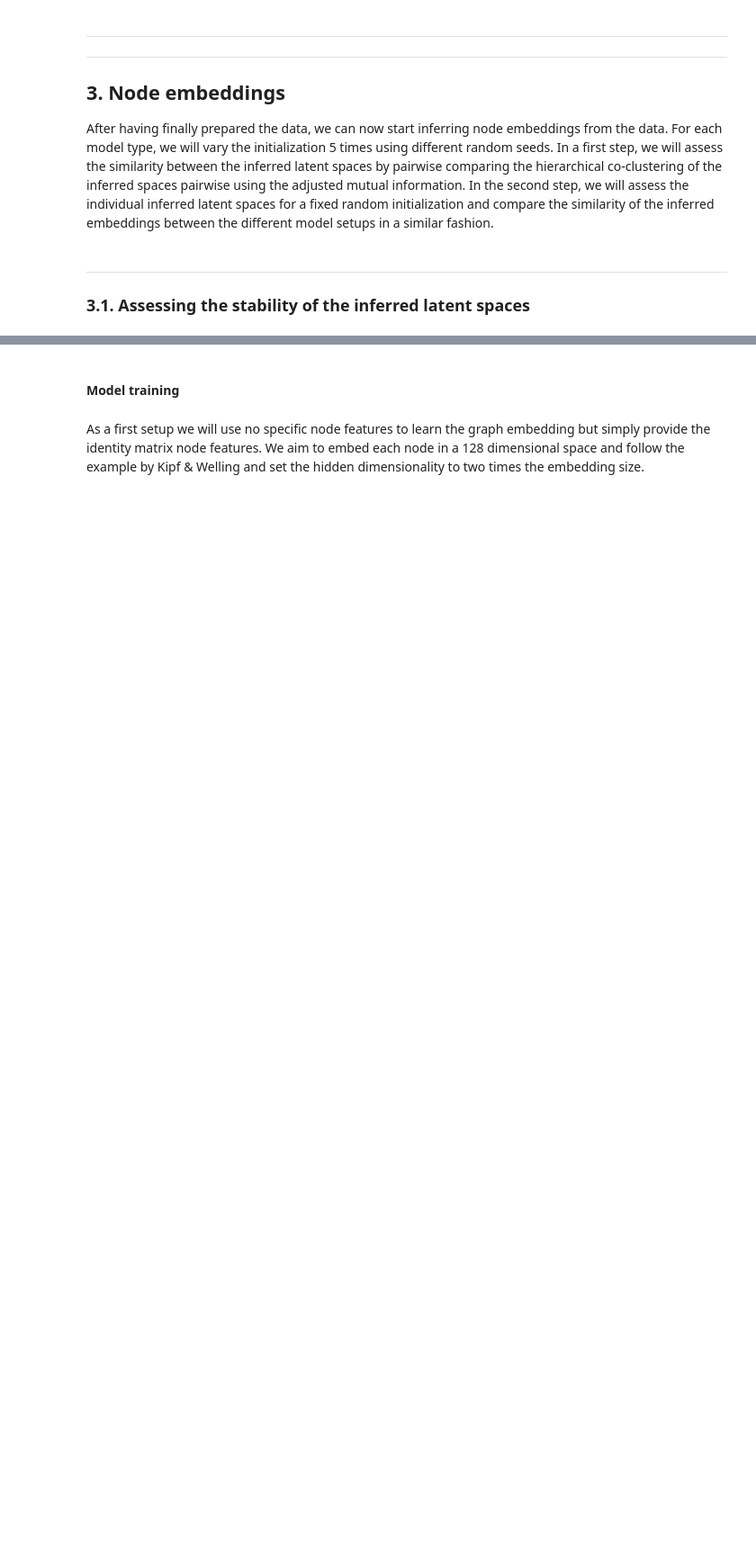
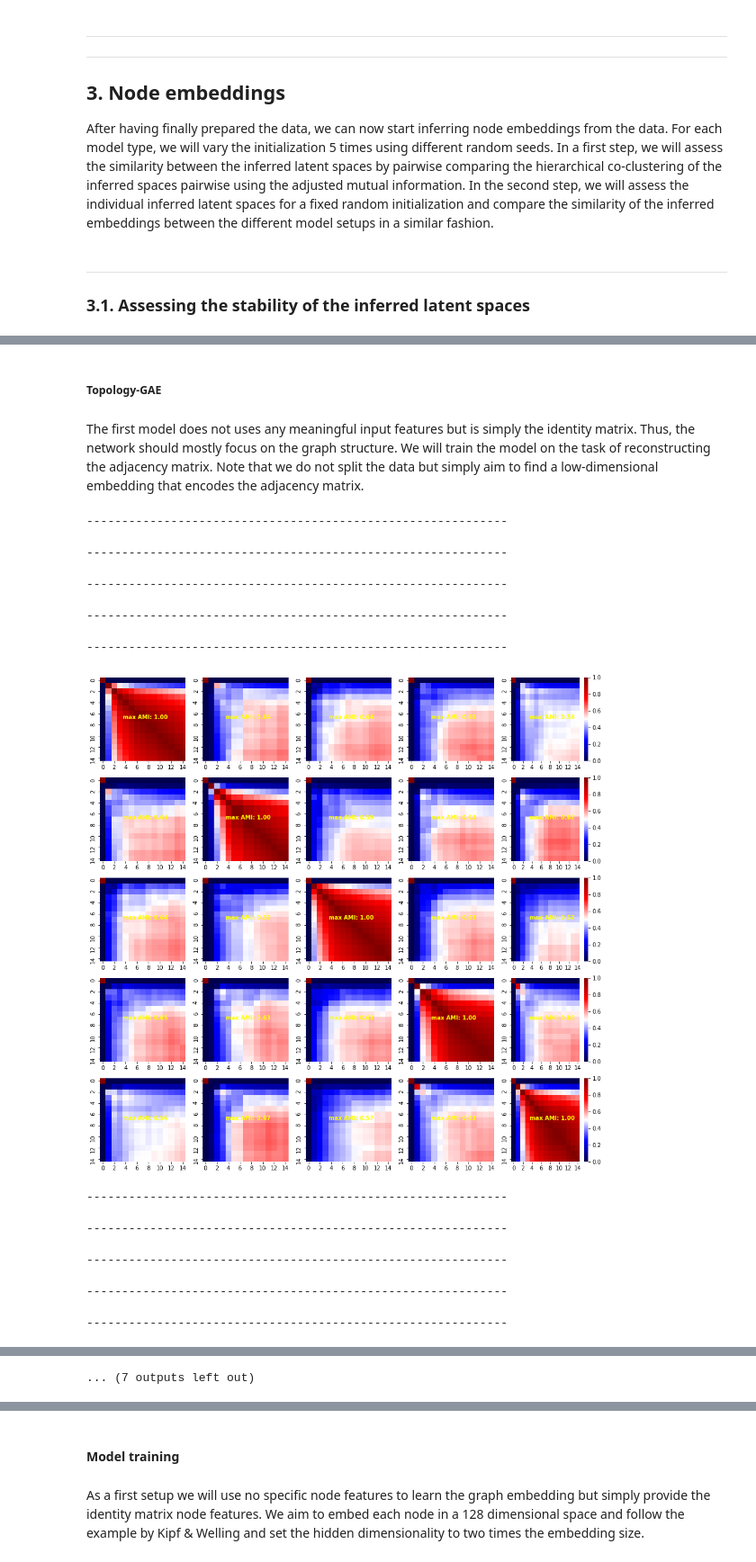
Before and after one commit to uhlerlab/image2reg, a Jupyter notebook: notebooks/ppi/embeddings/network_embedding.ipynb, the cells around one changed output, grey strips where cells are left out. Shown at 90% size. Cells and saved outputs as stored; diff of their text form; code cells hidden in the pictures; blank space fills up the shorter version.

```diff
--- a/notebooks/ppi/embeddings/network_embedding.ipynb
+++ b/notebooks/ppi/embeddings/network_embedding.ipynb
@@ -244,0 +247,34 @@ plot_amis_matrices(seeds, stability_amis_n2v)
+# %% [markdown]
+##### Topology-GAE
+# %% [markdown]
+The first model does not uses any meaningful input features but is simply the identity matrix. Thus, the network should mostly focus on the graph structure. We will train the model on the task of reconstructing the adjacency matrix. Note that we do not split the data but simply aim to find a low-dimensional embedding that encodes the adjacency matrix.
+# %%
+node_feature_key = "id"
+
+for latent_dim in latent_dims:
+    latents_dict_topogae = get_gae_latents_for_seed(
+        graph_data=graph_data,
+        seeds=seeds,
+        node_feature_key=node_feature_key,
+        input_dim=163,
+        latent_dim=latent_dim,
+        hidden_dim=128,
+        n_epochs=1000,
+        plot_loss=False,
+    )
+    stability_amis_topogae = stability_cocluster_screen(
+        latents_dict_topogae, linkage="average", affinity="euclidean"
+    )
+    plot_amis_matrices(seeds, stability_amis_topogae)
+# %% [output]
+------------------------------------------------------------
+------------------------------------------------------------
+------------------------------------------------------------
+------------------------------------------------------------
+------------------------------------------------------------
+[figure, added]
+------------------------------------------------------------
+------------------------------------------------------------
+------------------------------------------------------------
+------------------------------------------------------------
+------------------------------------------------------------
@@ -244,0 +282 @@ plot_amis_matrices(seeds, stability_amis_n2v)
+... (7 outputs left out)
```
Also changed, not shown: parts of 151 cells of this notebook, 38 other files.
